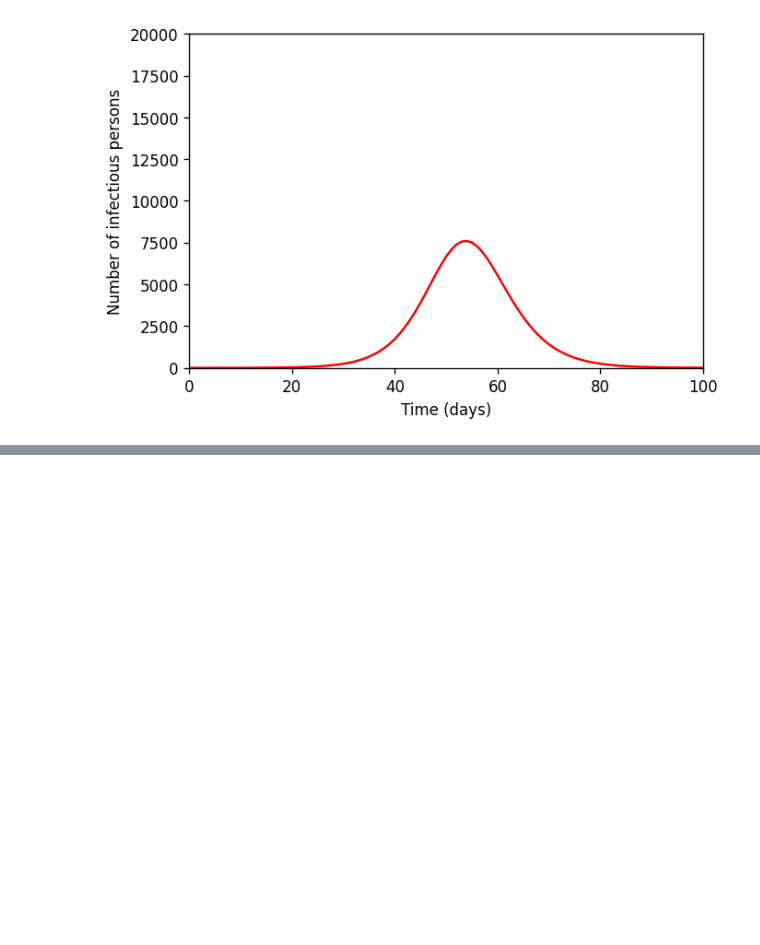
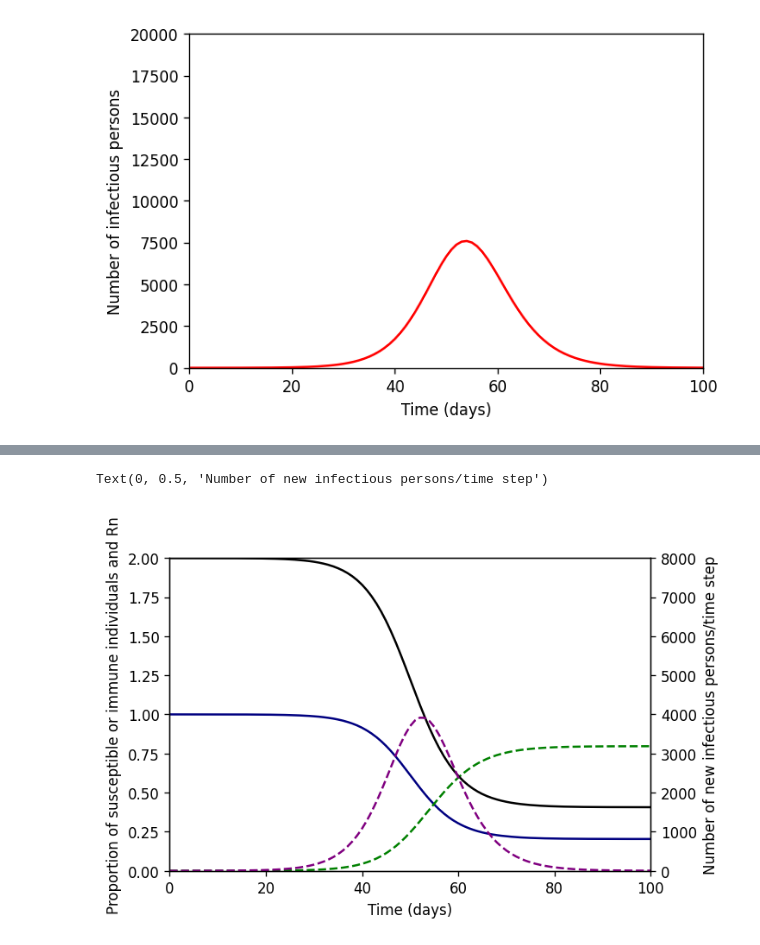
Before and after one commit to monash-emu/summer, a Jupyter notebook: docs/vynnycky_white/chapter_2_3.ipynb, the cells around one changed output, grey strips where cells are left out. Drawn from its saved outputs; the diff is of its cells as text; code cells hidden in the pictures; blank space fills up the shorter version.

```diff
--- a/docs/vynnycky_white/chapter_2_3.ipynb
+++ b/docs/vynnycky_white/chapter_2_3.ipynb
@@ -230,0 +236,23 @@ Text(0, 0.5, 'Number of new infectious persons per time step')
+# %%
+fig, ax = plt.subplots(1, 1, dpi=120)
+prop_susceptible = [i_sus / total_population for i_sus in seir_model.outputs.T[0]]
+prop_immune = [i_sus / total_population for i_sus in seir_model.outputs.T[-1]]
+r0 = 2
+rn = [i_prop_sus * r0 for i_prop_sus in prop_susceptible]
+
+ax.plot(seir_model.times, prop_susceptible, color="navy")
+ax.plot(seir_model.times, prop_immune, color="green", linestyle="--")
+ax.plot(seir_model.times, rn, color="black")
+
+ax.set_xlim(0, 1e2)
+ax.set_ylim((0, 2))
+ax.set_xlabel("Time (days)")
+ax.set_ylabel("Proportion of susceptible or immune individuals and Rn")
+
+right_ax = ax.twinx()
+right_ax.plot(seir_model.times, seir_model.derived_outputs["incidence"], color="purple", linestyle="--")
+right_ax.set_ylim((0, 8e3))
+right_ax.set_ylabel("Number of new infectious persons/time step")
+# %% [output]
+Text(0, 0.5, 'Number of new infectious persons/time step')
+[figure, added]
```
Also changed, not shown: parts of 12 cells of this notebook.
